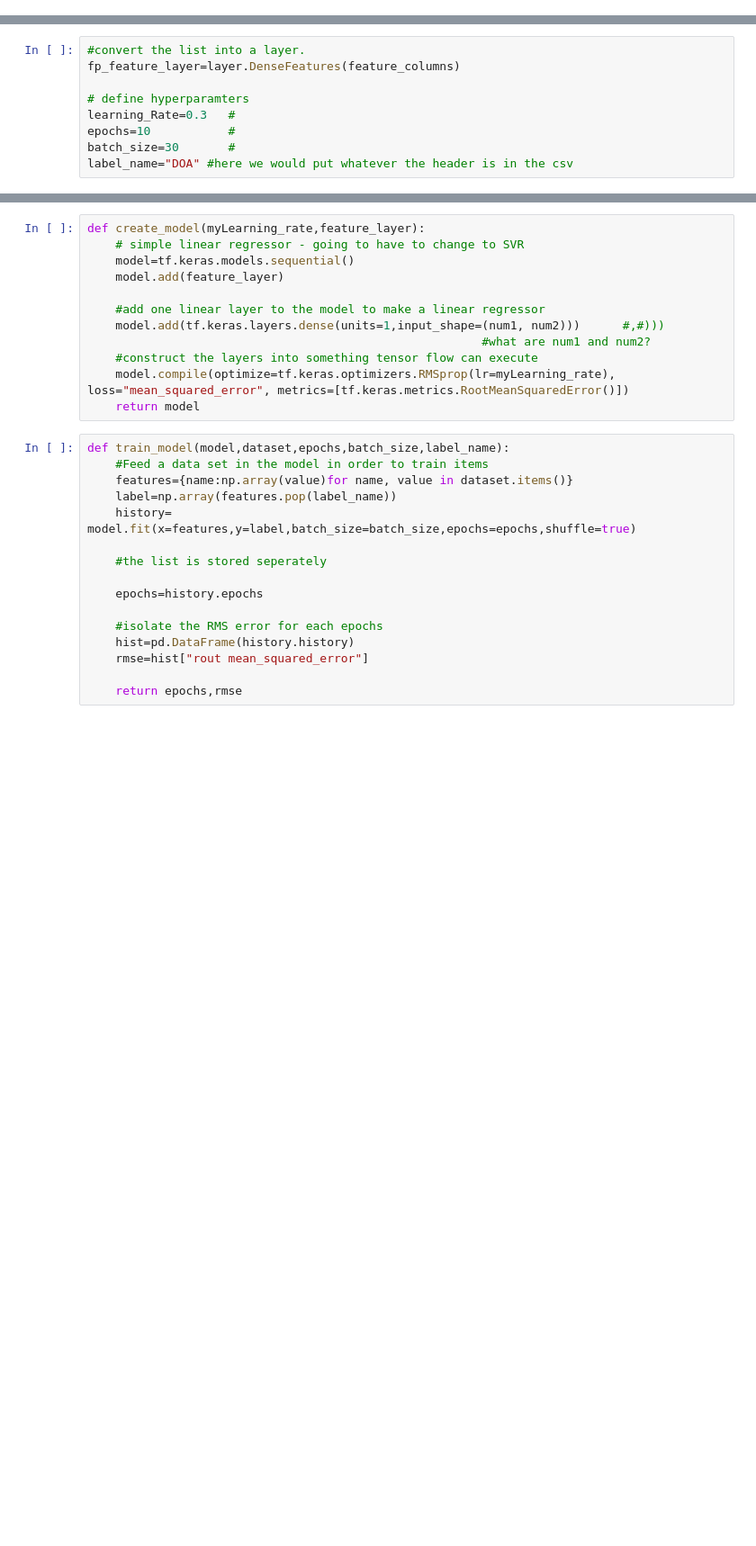
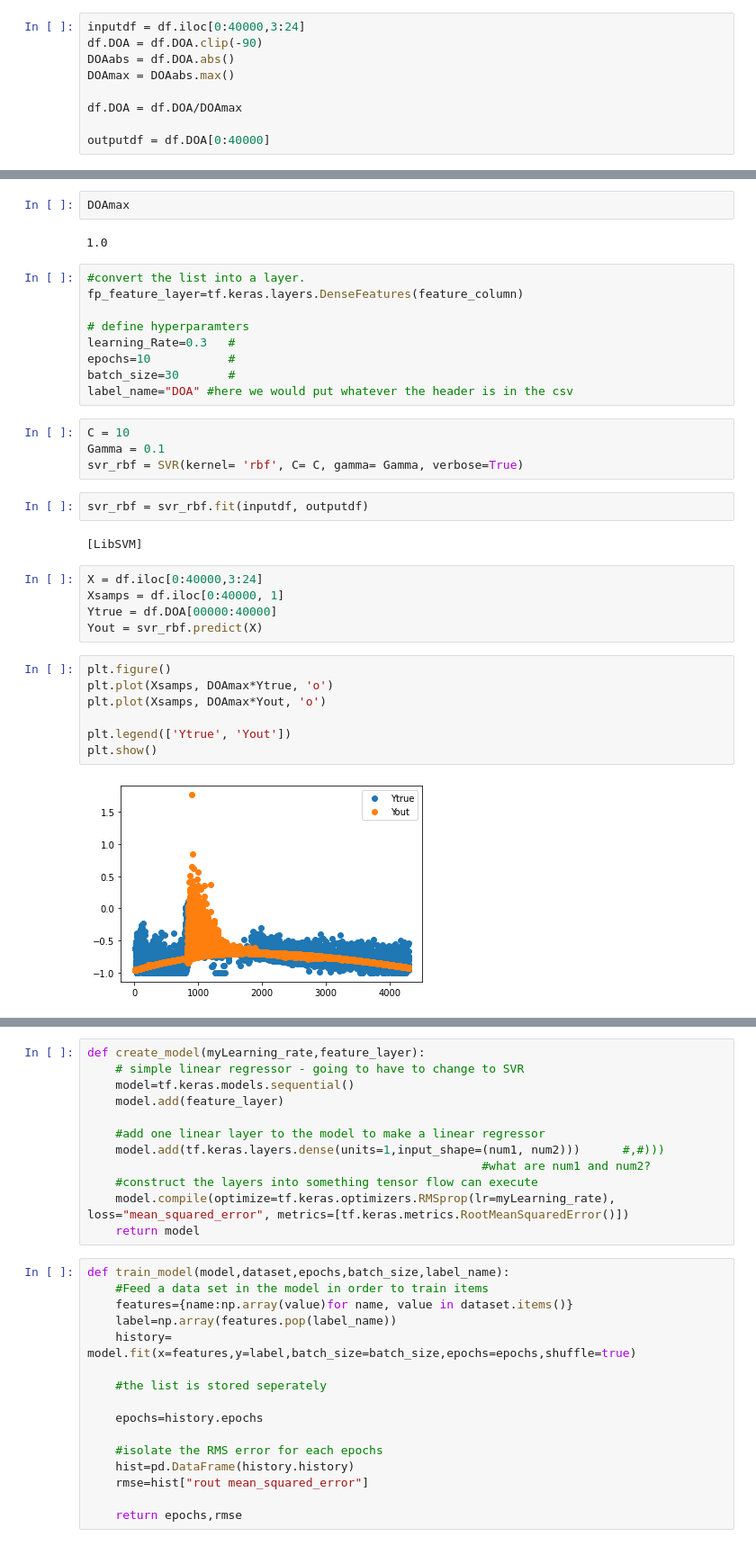
Before and after one commit to mbisbano1/MLDOA_ET, a Jupyter notebook: ML Code/MLDOA.ipynb, the cells around one changed output, grey strips where cells are left out. Shown: that part at 90% size. Saved outputs shown, nothing was run; the diff lists cells and outputs as text; blank space fills up the shorter version.

```diff
--- a/ML Code/MLDOA.ipynb
+++ b/ML Code/MLDOA.ipynb
@@ -71,0 +179,9 @@ feature_column.append(Q10) #append the column to the list
+# %%
+inputdf = df.iloc[0:40000,3:24]
+df.DOA = df.DOA.clip(-90)
+DOAabs = df.DOA.abs()
+DOAmax = DOAabs.max()
+
+df.DOA = df.DOA/DOAmax
+
+outputdf = df.DOA[0:40000]
@@ -72,9 +219,35 @@ feature_column.append(Q10) #append the column to the list
+# %%
+DOAmax
+# %% [output]
+1.0
 # %%
 #convert the list into a layer.
-fp_feature_layer=layer.DenseFeatures(feature_columns)
+fp_feature_layer=tf.keras.layers.DenseFeatures(feature_column)
 
 # define hyperparamters
 learning_Rate=0.3   #
 epochs=10           #
 batch_size=30       #
 label_name="DOA" #here we would put whatever the header is in the csv
+# %%
+C = 10
+Gamma = 0.1
+svr_rbf = SVR(kernel= 'rbf', C= C, gamma= Gamma, verbose=True)
+# %%
+svr_rbf = svr_rbf.fit(inputdf, outputdf)
+# %% [output]
+[LibSVM]
+# %%
+X = df.iloc[0:40000,3:24]
+Xsamps = df.iloc[0:40000, 1]
+Ytrue = df.DOA[00000:40000]
+Yout = svr_rbf.predict(X)
+# %%
+plt.figure()
+plt.plot(Xsamps, DOAmax*Ytrue, 'o')
+plt.plot(Xsamps, DOAmax*Yout, 'o')
+
+plt.legend(['Ytrue', 'Yout'])
+plt.show()
+# %% [output]
+[figure, added]
```
Also changed, not shown: parts of 9 cells of this notebook.
